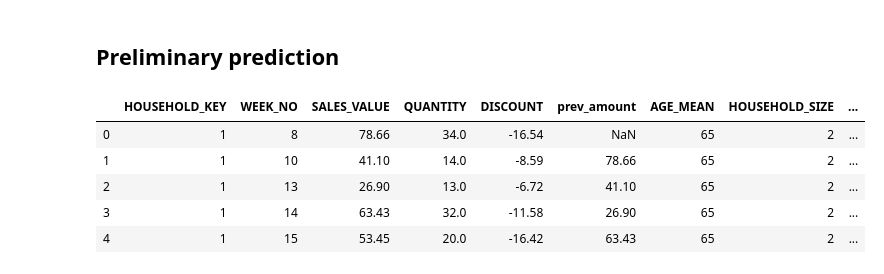
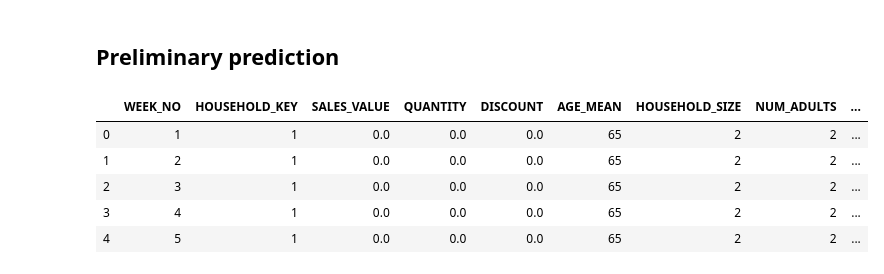
Before and after one commit to robmoratore/ShellDnA, a Jupyter notebook: DnA 2.0/main notebook.ipynb, the cells around one changed output. Saved outputs shown, nothing was run; the diff lists cells and outputs as text; code cells hidden in the pictures.

```diff
--- a/DnA 2.0/main notebook.ipynb
+++ b/DnA 2.0/main notebook.ipynb
@@ -279,0 +366,7 @@ previous_visit_day.head()
+# %%
+a = big_df.merge(previous_visit_day, on=['HOUSEHOLD_KEY','WEEK_NO'], how='left')
+a['days_since_last_shopping'] = a.groupby('HOUSEHOLD_KEY')['days_since_shopping'].apply(fill_nas_for_last_day)
+# %%
+previous_visit_day = a[['HOUSEHOLD_KEY', 'WEEK_NO', 'days_since_last_shopping']].copy()
+print(previous_visit_day.shape)
+previous_visit_day.head(20)
@@ -280,3 +399,3 @@ previous_visit_day.head()
 # %%
-df_transactions = df_transactions.merge(previous_visit_day, on=['HOUSEHOLD_KEY','WEEK_NO'], how='left')
-df_transactions.head()
+# df_transactions = df_transactions.merge(previous_visit_day, on=['HOUSEHOLD_KEY','WEEK_NO'], how='left')
+# df_transactions.head()
@@ -300,5 +412,3 @@ transactions_weekly_aggregated.head()
 | 2 | 1 | 13 | 26.90 | 13.0 | -6.72 |
 | 3 | 1 | 14 | 63.43 | 32.0 | -11.58 |
 | 4 | 1 | 15 | 53.45 | 20.0 | -16.42 |
-# %%
-transactions_weekly_aggregated['prev_amount'] = transactions_weekly_aggregated['SALES_VALUE'].shift(1)
@@ -341,19 +469,22 @@ transactions_weekly_aggregated.head()
 # %%
 # Merge everything together
 
-a = transactions_weekly_aggregated.merge(df_demographics, on='HOUSEHOLD_KEY', how='left')
+start_df = big_df.merge(transactions_weekly_aggregated, on=['HOUSEHOLD_KEY','WEEK_NO'], how='left')
+start_df = start_df.fillna(0)
+
+a = start_df.merge(df_demographics, on='HOUSEHOLD_KEY', how='left')
 b = a.merge(df_campaigns, on='WEEK_NO', how='left')
 c = b.merge(df_promotions, on=['HOUSEHOLD_KEY','WEEK_NO'], how='left')
-d = c.merge(week_month_lookup, on='WEEK_NO', how='left')
+d = c.merge(week_month_season_lookup, on='WEEK_NO', how='left')
 e = d.merge(popular_department_table, on='HOUSEHOLD_KEY', how='left')
 f = e.merge(popular_commodity_table, on='HOUSEHOLD_KEY', how='left')
 g = f.merge(previous_visit_day, on=['HOUSEHOLD_KEY','WEEK_NO'], how='left')
-training_data = g.copy()
-training_data.head()
+all_data = g.copy()
+all_data.head()
 # %% [output]
-|  | HOUSEHOLD_KEY | WEEK_NO | SALES_VALUE | QUANTITY | DISCOUNT | prev_amount | AGE_MEAN | HOUSEHOLD_SIZE | ... |
-| 0 | 1 | 8 | 78.66 | 34.0 | -16.54 | NaN | 65 | 2 | ... |
-| 1 | 1 | 10 | 41.10 | 14.0 | -8.59 | 78.66 | 65 | 2 | ... |
-| 2 | 1 | 13 | 26.90 | 13.0 | -6.72 | 41.10 | 65 | 2 | ... |
-| 3 | 1 | 14 | 63.43 | 32.0 | -11.58 | 26.90 | 65 | 2 | ... |
-| 4 | 1 | 15 | 53.45 | 20.0 | -16.42 | 63.43 | 65 | 2 | ... |
+|  | WEEK_NO | HOUSEHOLD_KEY | SALES_VALUE | QUANTITY | DISCOUNT | AGE_MEAN | HOUSEHOLD_SIZE | NUM_ADULTS | ... |
+| 0 | 1 | 1 | 0.0 | 0.0 | 0.0 | 65 | 2 | 2 | ... |
+| 1 | 2 | 1 | 0.0 | 0.0 | 0.0 | 65 | 2 | 2 | ... |
+| 2 | 3 | 1 | 0.0 | 0.0 | 0.0 | 65 | 2 | 2 | ... |
+| 3 | 4 | 1 | 0.0 | 0.0 | 0.0 | 65 | 2 | 2 | ... |
+| 4 | 5 | 1 | 0.0 | 0.0 | 0.0 | 65 | 2 | 2 | ... |
```
Also changed, not shown: parts of 71 cells of this notebook, 1 other file.
